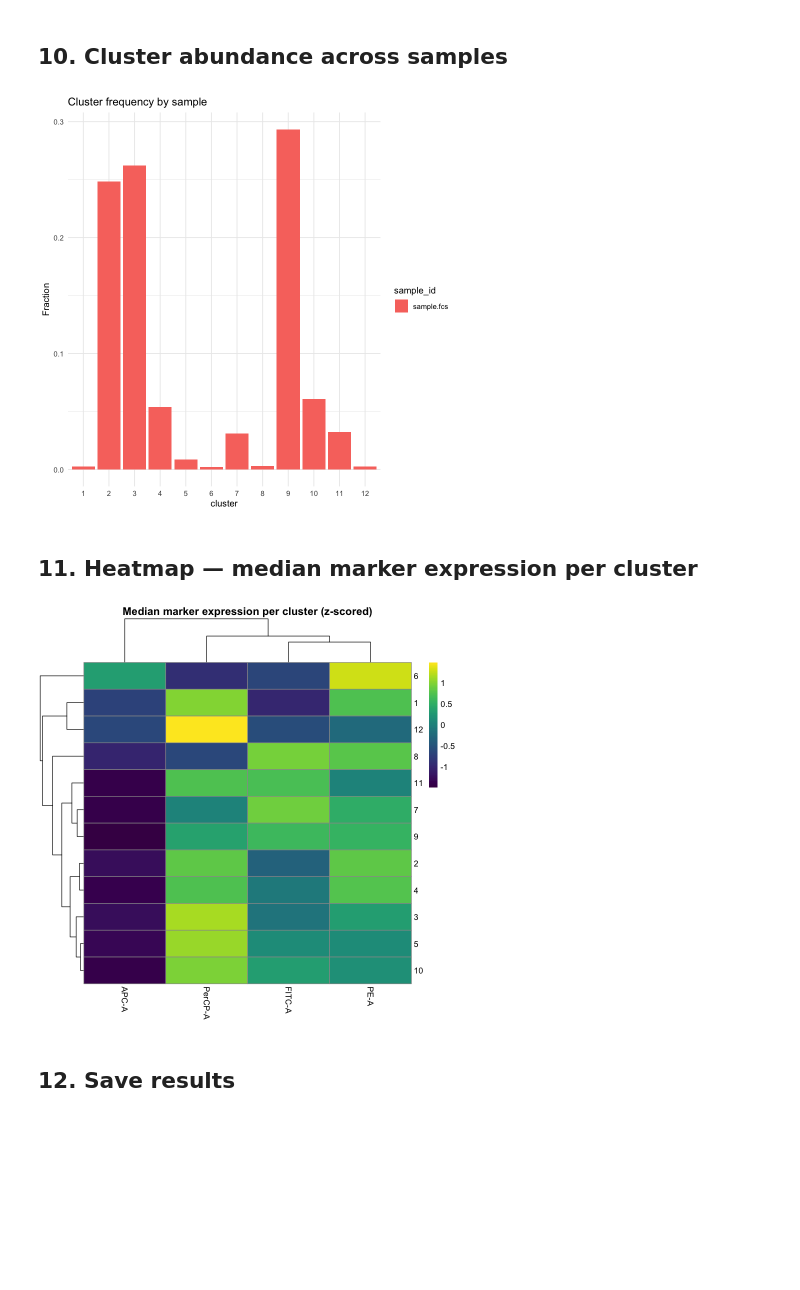
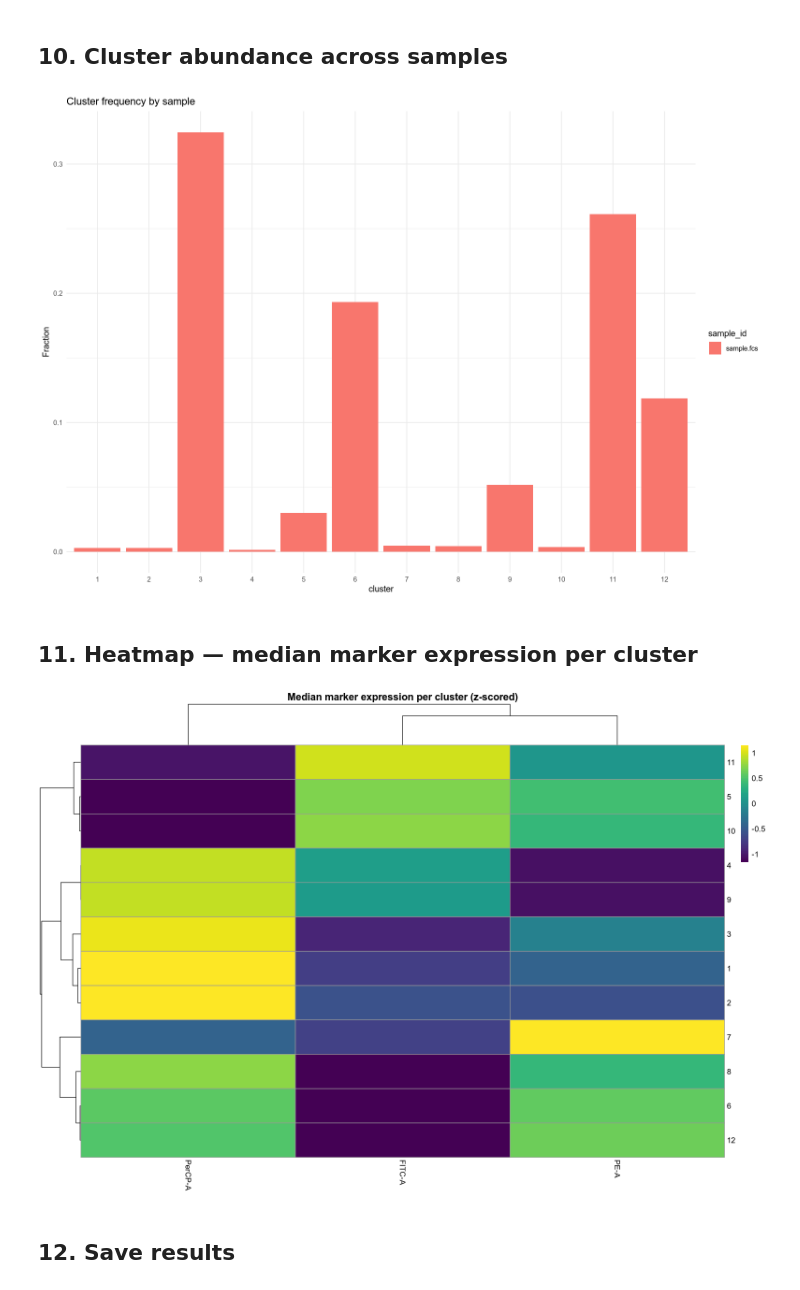
Before and after one commit to cgenomicslab/flow, a Jupyter notebook: notebooks/03_batch_fcs_analysis.ipynb, the cells around one changed output. Saved outputs shown, nothing was run; the diff lists cells and outputs as text; code cells hidden in the pictures; blank space fills up the shorter version.

```diff
--- a/notebooks/03_batch_fcs_analysis.ipynb
+++ b/notebooks/03_batch_fcs_analysis.ipynb
@@ -39,10 +38,15 @@ Loading required package: viridisLite
 ## 2. Load multiple .fcs files
 # %%
 # -- Point this to a directory containing .fcs files --
-# A single file works fine; add more .fcs files here as your dataset grows
 fcs_dir <- "../data/batch/"
 
 fcs_files <- list.files(fcs_dir, pattern = "\\.fcs$", full.names = TRUE)
+if (length(fcs_files) == 0) {
+    # The repo ships one sample, enough to test that the code runs.
+    fcs_files <- "../data/sample.fcs"
+    warning("No .fcs files in ", fcs_dir, ": using ", fcs_files, " alone. ",
+            "Cross-sample comparisons below mean nothing with one sample.", call. = FALSE)
+}
 cat("Found", length(fcs_files), "FCS files:\n")
 cat(paste(" ", basename(fcs_files), collapse = "\n"), "\n")
 
@@ -86,6 +92,13 @@ scatter_pattern <- "^(FSC|SSC|Time)"
 fluor_channels <- grep(scatter_pattern, all_channels, value = TRUE, invert = TRUE)
 
 cat("Fluorescence channels:", paste(fluor_channels, collapse = ", "), "\n")
+
+# Channels with a marker in $PnS. Unlabelled channels are transformed but not
+# clustered, because they hold only background and spillover.
+desc <- pData(parameters(fs[[1]]))$desc
+marker_channels <- all_channels[all_channels %in% fluor_channels & !is.na(desc)]
+if (length(marker_channels) == 0) marker_channels <- fluor_channels
+cat("Marker channels for clustering:", paste(marker_channels, collapse = ", "), "\n")
 
 # Compensate each sample (uses embedded spillover if available)
 fs_comp <- fsApply(fs, function(ff) {
@@ -188,7 +247,7 @@ A tibble: 1 × 3
 # %%
 # Extract gated data from all samples, tag with sample ID
 merged_list <- lapply(seq_along(sampleNames(gs)), function(i) {
-    d <- exprs(gs_pop_get_data(gs, "nonDebris")[[i]])
+    d <- exprs(gs_pop_get_data(gs, "singlets")[[i]])
     d <- as.data.frame(d)
     d$sample_id <- sampleNames(gs)[i]
     d
@@ -207,9 +266,9 @@ Total gated events: 34742
 # %%
 # FlowSOM on merged data
-mat <- as.matrix(merged_sub[, fluor_channels])
+mat <- as.matrix(merged_sub[, marker_channels])
 
 fsom_input <- flowFrame(mat)
-fsom <- FlowSOM(fsom_input, colsToUse = fluor_channels, nClus = 12,
+fsom <- FlowSOM(fsom_input, colsToUse = marker_channels, nClus = 12,
                 xdim = 10, ydim = 10, seed = 42)
 
 merged_sub$cluster <- factor(GetMetaclusters(fsom))
@@ -257,25 +316,25 @@ ggplot(abundance, aes(x = cluster, y = freq, fill = sample_id)) +
     theme_minimal() +
     labs(title = "Cluster frequency by sample", y = "Fraction")
 # %% [output]
-[figure, old version]
+[figure, new version]
 # %% [markdown]
 ## 11. Heatmap — median marker expression per cluster
 # %%
 mfi <- merged_sub %>%
     group_by(cluster) %>%
-    summarise(across(all_of(fluor_channels), median), .groups = "drop") %>%
+    summarise(across(all_of(marker_channels), median), .groups = "drop") %>%
     tibble::column_to_rownames("cluster") %>%
     as.matrix()
 
 mfi_scaled <- t(scale(t(mfi)))
 
 pheatmap(mfi_scaled,
          cluster_rows = TRUE,
          cluster_cols = TRUE,
          color = viridis(100),
          main = "Median marker expression per cluster (z-scored)")
 # %% [output]
-[figure, old version]
+[figure, new version]
 # %% [markdown]
 ## 12. Save results
 # %%
```
Also changed, not shown: parts of 10 cells of this notebook, 11 other files.
